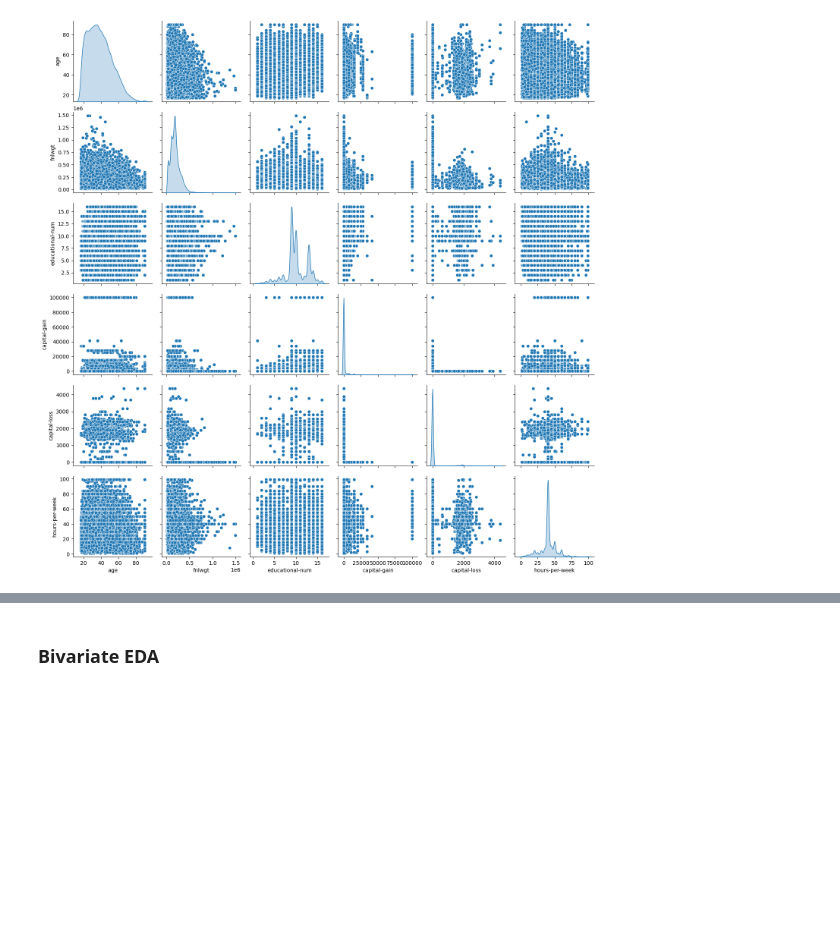
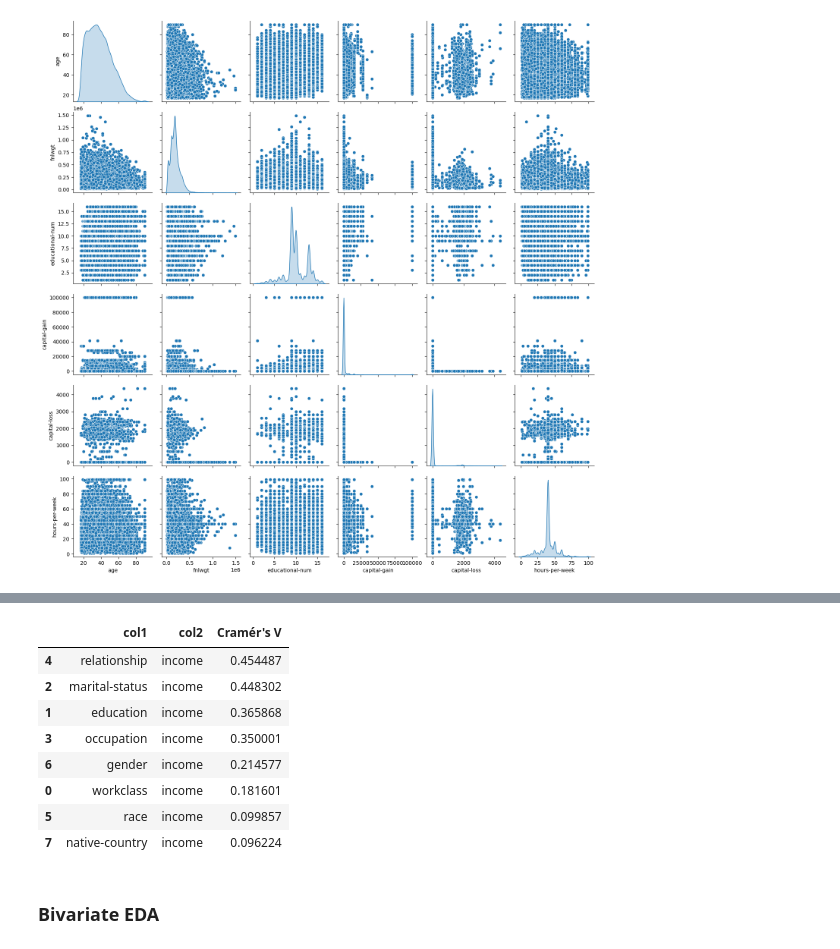
Before and after one commit to viccas123/income, a Jupyter notebook: src/EDA.ipynb, the cells around one changed output, grey strips where cells are left out. Drawn from its saved outputs; the diff is of its cells as text; code cells hidden in the pictures; blank space fills up the shorter version.

```diff
--- a/src/EDA.ipynb
+++ b/src/EDA.ipynb
@@ -380,3 +499,56 @@ plt.show()
+# %%
+def cramers_v(x, y):
+    """
+    Calcula Cramér's V para dos variables categóricas.
+
+    Parámetros:
+    - x, y: Series o arrays de pandas que representan variables categóricas.
+
+    Retorna:
+    - Valor de Cramér's V, entre 0 y 1.
+    """
+    tabla_cruzada = pd.crosstab(x, y)
+
+    # Calculamos chi2, el p valor asociado, los grados de libertad y la tabla esperada
+    chi2, p, dof, expected = chi2_contingency(tabla_cruzada)
+
+    # Número total de datos y dimensión mínima para el cálculo de Cramér's V
+    n = tabla_cruzada.sum().sum()
+    min_dim = min(tabla_cruzada.shape) - 1
+
+    if min_dim == 0:
+        return np.nan  # No se puede calcular si una variable tiene solo un valor
+
+    return np.sqrt(chi2 / (n * min_dim))
+
+# Filtrar columnas categóricas (excluyendo la variable objetivo)
+columns = df.select_dtypes(include='object').columns.tolist()
+columns.remove('income')  # Eliminar la columna target 'income' de las comparaciones
+
+# Calcular Cramér's V entre cada variable categórica y la variable objetivo 'income'
+cramers_v_results = []
+for col in columns:
+    cv = cramers_v(df[col], df['income'])
+    cramers_v_results.append((col, 'income', cv))
+
+# Crear DataFrame con los resultados
+cramers_v_df = pd.DataFrame(cramers_v_results, columns=['col1', 'col2', 'Cramér\'s V'])
+
+# Ordenar por el valor de Cramér's V
+cramers_v_df.sort_values(by='Cramér\'s V', ascending=False, inplace=True)
+
+# Mostrar los resultados
+cramers_v_df.head(30)
+# %% [output]
+|  | col1 | col2 | Cramér's V |
+| 4 | relationship | income | 0.454487 |
+| 2 | marital-status | income | 0.448302 |
+| 1 | education | income | 0.365868 |
+| 3 | occupation | income | 0.350001 |
+| 6 | gender | income | 0.214577 |
+| 0 | workclass | income | 0.181601 |
+| 5 | race | income | 0.099857 |
+| 7 | native-country | income | 0.096224 |
 # %% [markdown]
 ### **Bivariate EDA**
 # %%
```
Also changed, not shown: parts of 15 cells of this notebook.
